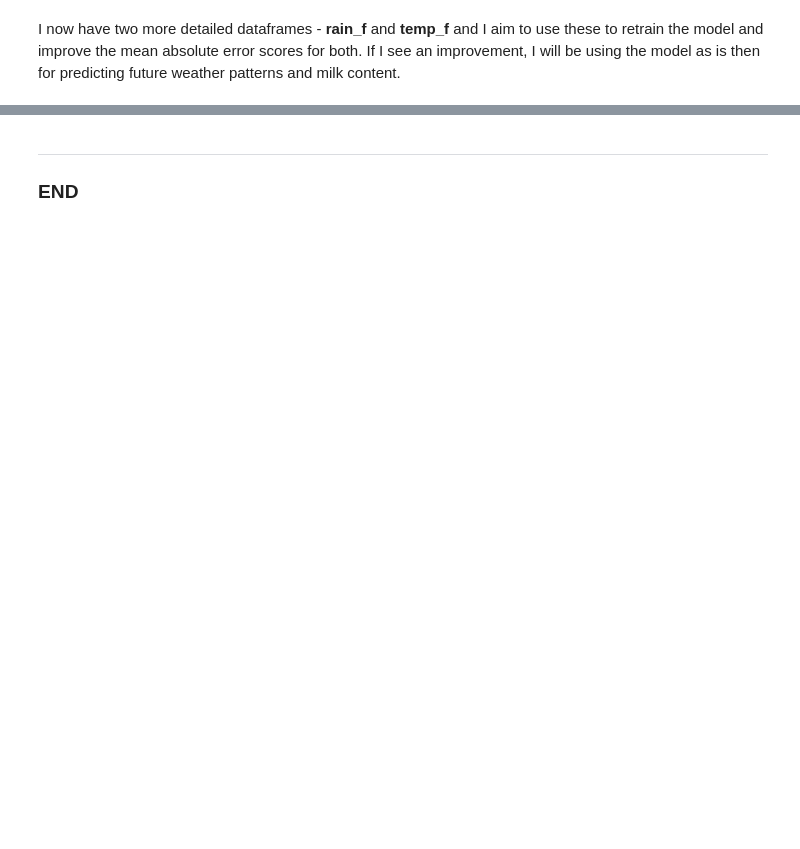
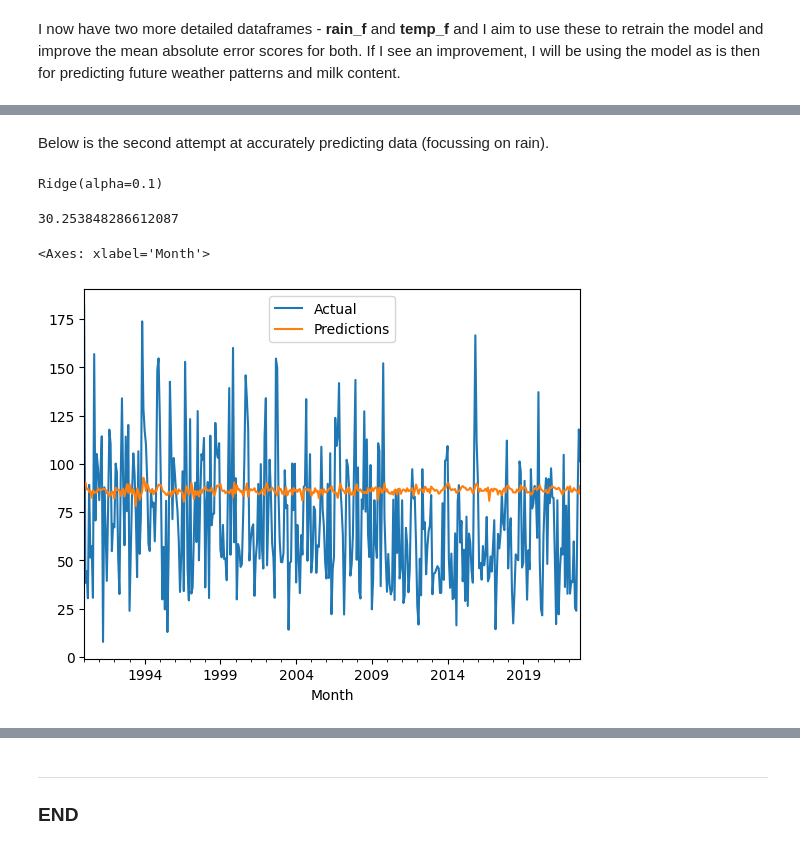
Before and after one commit to turps-pc90/PfDA_Assignment, a Jupyter notebook: PfDA_Assignment.ipynb, the cells around one changed output, grey strips where cells are left out. Cells and saved outputs as stored; diff of their text form; code cells hidden in the pictures; blank space fills up the shorter version.

```diff
--- a/PfDA_Assignment.ipynb
+++ b/PfDA_Assignment.ipynb
@@ -1084,0 +1123,37 @@ I now have two more detailed dataframes - **rain_f** and **temp_f** and I aim to
+# %% [markdown]
+Below is the second attempt at accurately predicting data (focussing on rain).
+# %%
+# Library Imports
+from sklearn.linear_model import Ridge
+
+# Initialise Ridge Model under reg2 (for regression) variable name.
+reg2 = Ridge(alpha=.1)
+
+# Initialise predictors list
+rain_predictors = ['AvgRain', 'NationalHighestAvgRainfallThisMonthMM']
+
+# Create training set based on everything up to end of 1989 (which will be 1980-1989)
+train = rain_f.loc[:"1989-12-01"]
+
+# Create test set based on data after 1989
+test = rain_f.loc["1990-01-01":]
+# %%
+reg2.fit(train[predictors], train['AvgRain_Target'])
+# %% [output]
+Ridge(alpha=0.1)
+# %%
+predictions = reg2.predict(test[rain_predictors])
+# %%
+mae = mean_absolute_error(test['AvgRain_Target'], predictions)
+mae
+# %% [output]
+30.253848286612087
+# %%
+# Concatenate the predicted and actual values
+combo_rain = pd.concat([test['AvgRain_Target'], pd.Series(predictions, index=test.index)], axis=1)
+combo_rain.columns = ['Actual', 'Predictions']
+# %%
+combo_rain.plot()
+# %% [output]
+<Axes: xlabel='Month'>
+[figure, added]
```
Also changed, not shown: parts of 20 cells of this notebook, 1 other file.
